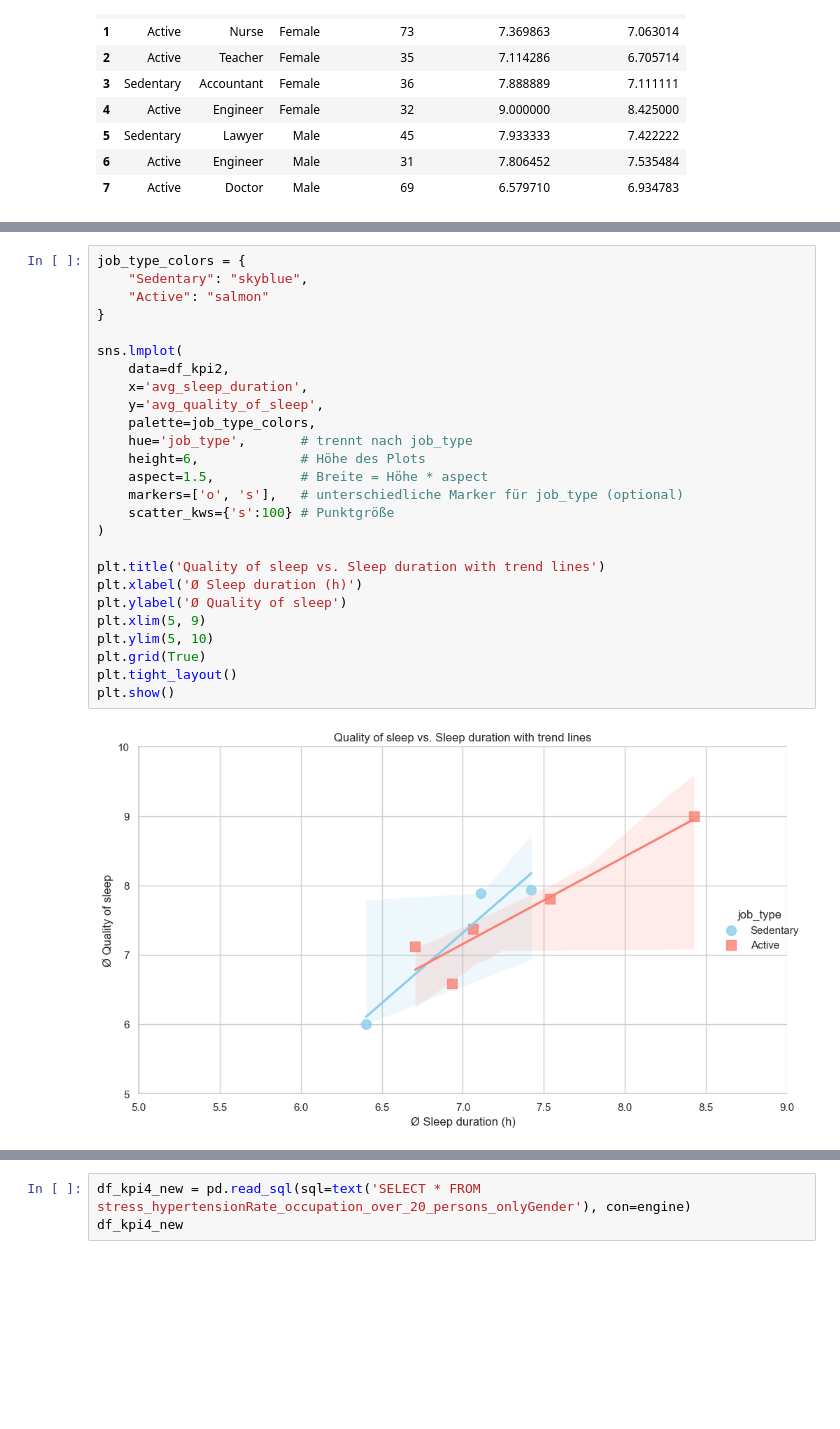
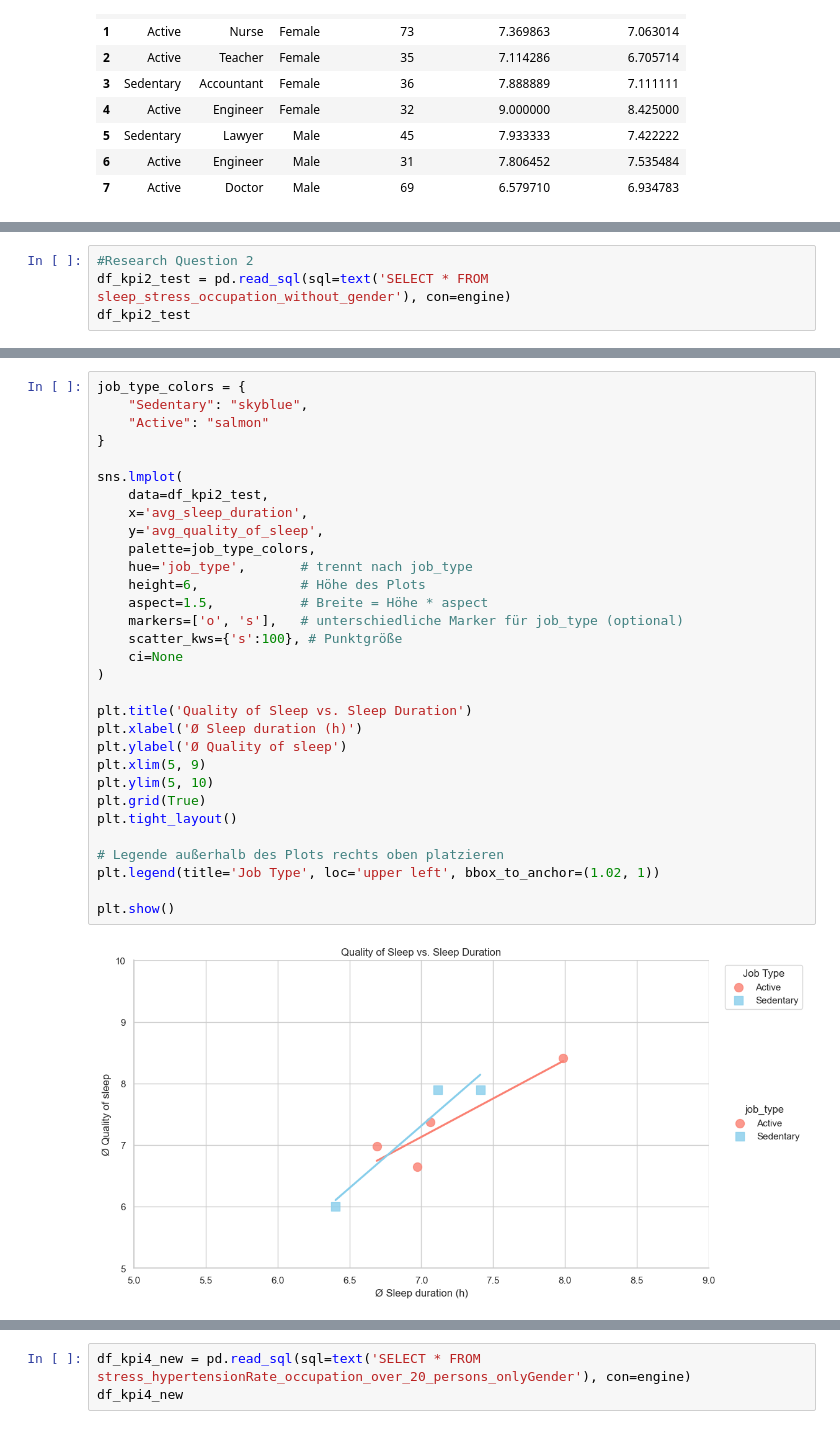
Before and after one commit to heikgrace/healthy-group-one, a Jupyter notebook: kosta_analysis.ipynb, the cells around one changed output, grey strips where cells are left out. Saved outputs shown, nothing was run; the diff lists cells and outputs as text; blank space fills up the shorter version.

```diff
--- a/kosta_analysis.ipynb
+++ b/kosta_analysis.ipynb
@@ -529,0 +569,4 @@ plt.show()
+# %%
+#Research Question 2
+df_kpi2_test = pd.read_sql(sql=text('SELECT * FROM sleep_stress_occupation_without_gender'), con=engine)
+df_kpi2_test
@@ -530,28 +624,33 @@ plt.show()
 # %%
 job_type_colors = {
     "Sedentary": "skyblue",
     "Active": "salmon"
 }
 
 sns.lmplot(
-    data=df_kpi2,
+    data=df_kpi2_test,
     x='avg_sleep_duration',
     y='avg_quality_of_sleep',
     palette=job_type_colors,
     hue='job_type',       # trennt nach job_type
     height=6,             # Höhe des Plots
     aspect=1.5,           # Breite = Höhe * aspect
     markers=['o', 's'],   # unterschiedliche Marker für job_type (optional)
-    scatter_kws={'s':100} # Punktgröße
+    scatter_kws={'s':100}, # Punktgröße
+    ci=None
 )
 
-plt.title('Quality of sleep vs. Sleep duration with trend lines')
+plt.title('Quality of Sleep vs. Sleep Duration')
 plt.xlabel('Ø Sleep duration (h)')
 plt.ylabel('Ø Quality of sleep')
 plt.xlim(5, 9)
 plt.ylim(5, 10)
 plt.grid(True)
 plt.tight_layout()
+
+# Legende außerhalb des Plots rechts oben platzieren
+plt.legend(title='Job Type', loc='upper left', bbox_to_anchor=(1.02, 1))
+
 plt.show()
 # %% [output]
-[figure, old version]
+[figure, new version]
```
Also changed, not shown: parts of 22 cells of this notebook.
